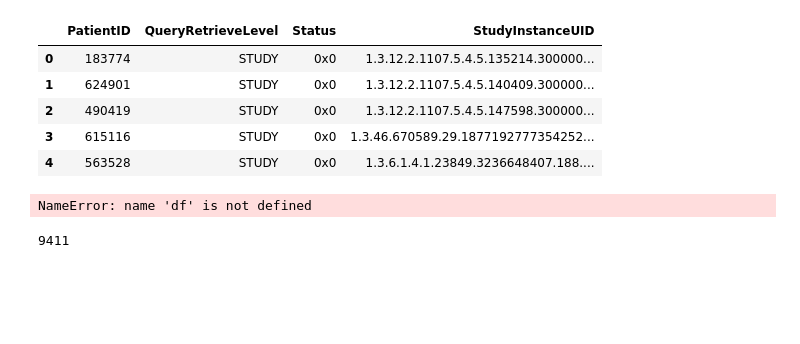
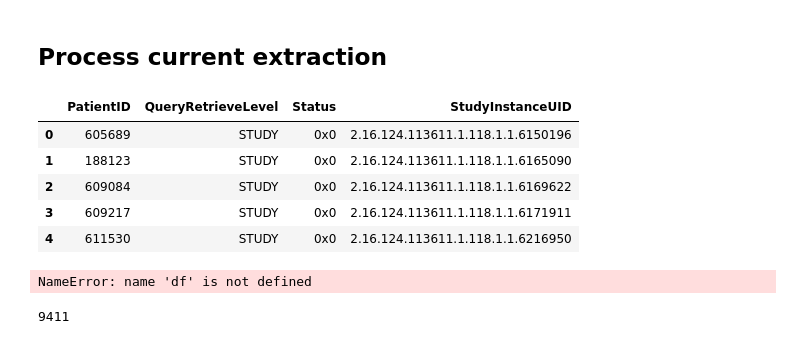
Before and after one commit to robertavram-md/pydicom-batch, a Jupyter notebook: CathEF_Format_Inference_CSV.ipynb, the cells around one changed output. Drawn from its saved outputs; the diff is of its cells as text; code cells hidden in the pictures; blank space fills up the shorter version.

```diff
--- a/CathEF_Format_Inference_CSV.ipynb
+++ b/CathEF_Format_Inference_CSV.ipynb
@@ -32,29 +32,33 @@ def df_stats(df):
     df_stat_val = pd.DataFrame(list_stat_val, columns=['Name', 'Null', 'Unique', 'Dtypes'])
     print(tabulate(df_stat_val, headers='keys', tablefmt='psql'))
     return df.head()
+# %% [markdown]
+## Process current extraction
 # %%
-data = pd.read_csv('data/audit-inference-20210803-20230803.csv')
+data = pd.read_csv('data/database-c-find_missing_audit_20231016.csv')
 # %%
-
-# Drop the unnecessary index column
-data = data.drop(columns=['Unnamed: 0'])
+try:
+    # Drop the unnecessary index column
+    data = data.drop(columns=['Unnamed: 0'])
+except:
+    pass
 
 # Groupby 'StudyInstanceUID' and keep the first 'PatientID' for each unique 'StudyInstanceUID'
 data = data.groupby('StudyInstanceUID').first().reset_index()
 
 # Add 'Status' and 'QueryRetrieveLevel' columns
 data['Status'] = '0x0'
 data['QueryRetrieveLevel'] = 'STUDY'
 
 # Reorder columns to match the desired format
 data = data[['PatientID', 'QueryRetrieveLevel', 'Status', 'StudyInstanceUID']]
 
 data.head()
 # %% [output]
 |  | PatientID | QueryRetrieveLevel | Status | StudyInstanceUID |
-| 0 | 183774 | STUDY | 0x0 | 1.3.12.2.1107.5.4.5.135214.300000... |
-| 1 | 624901 | STUDY | 0x0 | 1.3.12.2.1107.5.4.5.140409.300000... |
-| 2 | 490419 | STUDY | 0x0 | 1.3.12.2.1107.5.4.5.147598.300000... |
-| 3 | 615116 | STUDY | 0x0 | 1.3.46.670589.29.1877192777354252... |
-| 4 | 563528 | STUDY | 0x0 | 1.3.6.1.4.1.23849.3236648407.188.... |
+| 0 | 605689 | STUDY | 0x0 | 2.16.124.113611.1.118.1.1.6150196 |
+| 1 | 188123 | STUDY | 0x0 | 2.16.124.113611.1.118.1.1.6165090 |
+| 2 | 609084 | STUDY | 0x0 | 2.16.124.113611.1.118.1.1.6169622 |
+| 3 | 609217 | STUDY | 0x0 | 2.16.124.113611.1.118.1.1.6171911 |
+| 4 | 611530 | STUDY | 0x0 | 2.16.124.113611.1.118.1.1.6216950 |
 # %%
```
Also changed, not shown: parts of 17 cells of this notebook, 4 other files.
